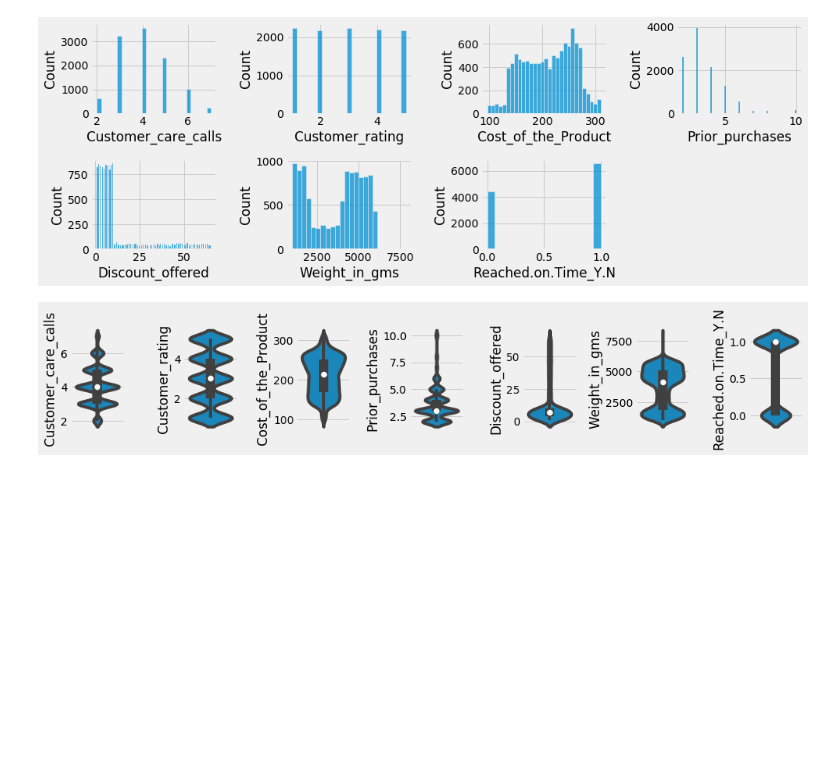
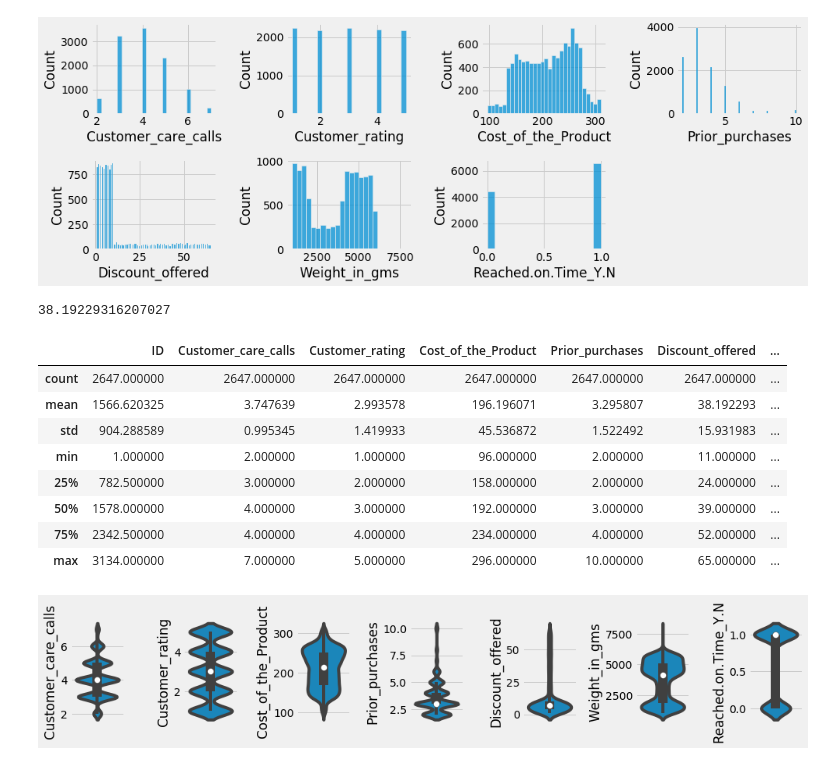
Before and after one commit to agastyaharta/Data_Slinging_Slasher, a Jupyter notebook: STAGE_1/EDA Visual.ipynb, the cells around one changed output. Drawn from its saved outputs; the diff is of its cells as text; code cells hidden in the pictures; blank space fills up the shorter version.

```diff
--- a/STAGE_1/EDA Visual.ipynb
+++ b/STAGE_1/EDA Visual.ipynb
@@ -136,6 +136,23 @@ for i in range(0, len(num_col)):
     plt.tight_layout()
 # %% [output]
 [figure]
+# %%
+filter = df['Discount_offered'] > 10
+df[filter].Discount_offered.mean()
+# %% [output]
+38.19229316207027
+# %%
+df[filter].describe()
+# %% [output]
+|  | ID | Customer_care_calls | Customer_rating | Cost_of_the_Product | Prior_purchases | Discount_offered | ... |
+| count | 2647.000000 | 2647.000000 | 2647.000000 | 2647.000000 | 2647.000000 | 2647.000000 | ... |
+| mean | 1566.620325 | 3.747639 | 2.993578 | 196.196071 | 3.295807 | 38.192293 | ... |
+| std | 904.288589 | 0.995345 | 1.419933 | 45.536872 | 1.522492 | 15.931983 | ... |
+| min | 1.000000 | 2.000000 | 1.000000 | 96.000000 | 2.000000 | 11.000000 | ... |
+| 25% | 782.500000 | 3.000000 | 2.000000 | 158.000000 | 2.000000 | 24.000000 | ... |
+| 50% | 1578.000000 | 4.000000 | 3.000000 | 192.000000 | 3.000000 | 39.000000 | ... |
+| 75% | 2342.500000 | 4.000000 | 4.000000 | 234.000000 | 4.000000 | 52.000000 | ... |
+| max | 3134.000000 | 7.000000 | 5.000000 | 296.000000 | 10.000000 | 65.000000 | ... |
 # %%
 fig = plt.figure(figsize = (14,5))
 for i in range(0, len(num_col)):
```
Also changed, not shown: 2 other files.
